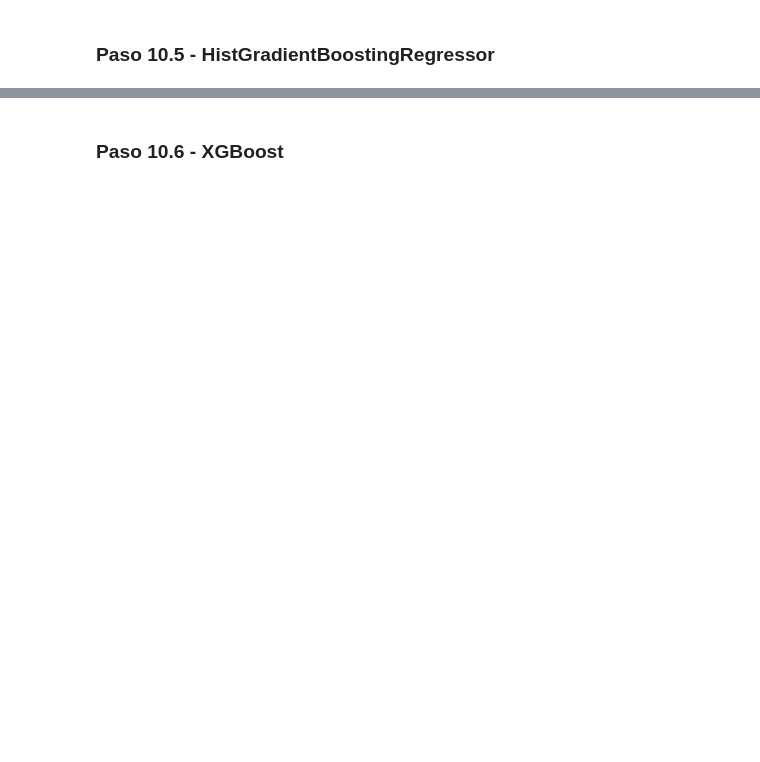
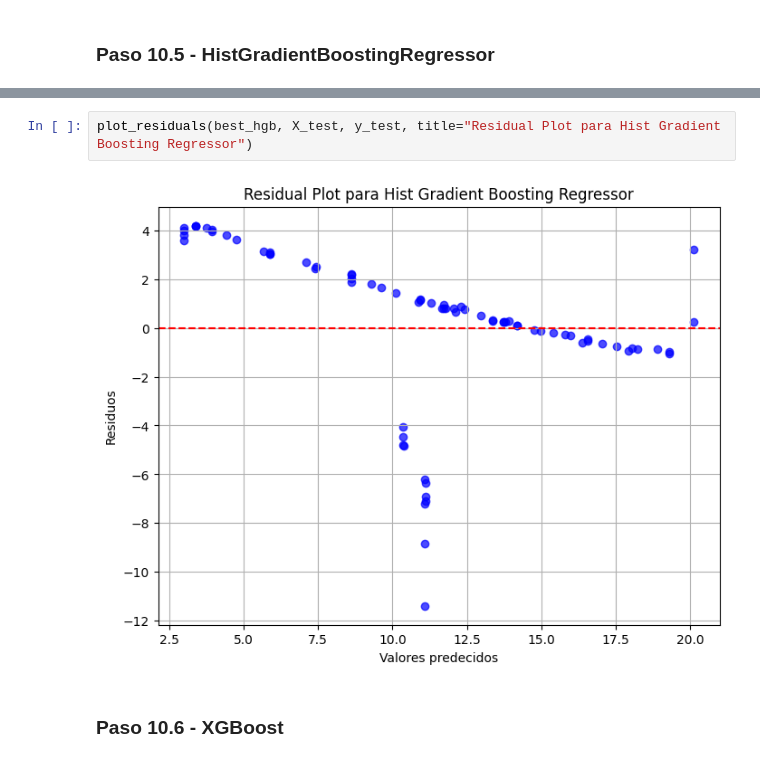
Before and after one commit to gasper-az/aprMaqI_CEIA, a Jupyter notebook: trabajo_practico/ResolucionTrabajoPractico.ipynb, the cells around one changed output, grey strips where cells are left out. Saved outputs shown, nothing was run; the diff lists cells and outputs as text; blank space fills up the shorter version.

```diff
--- a/trabajo_practico/ResolucionTrabajoPractico.ipynb
+++ b/trabajo_practico/ResolucionTrabajoPractico.ipynb
@@ -1691,4 +1682,8 @@ Trial 53 achieved value: 0.7039692050539629 with  2.3731% improvement
 | 4 | KNN | {'n_neighbors': 5, 'p': 2, 'weigh... | 2.471977 | 3.747122 | 4.706763 | -0.093858 |
+# %%
+plot_residuals(best_hgb, X_test, y_test, title="Residual Plot para Hist Gradient Boosting Regressor")
+# %% [output]
+[figure, added]
 # %% [markdown]
 ### Paso 10.6 - XGBoost
 # %% [markdown]
```
Also changed, not shown: parts of 21 cells of this notebook.
